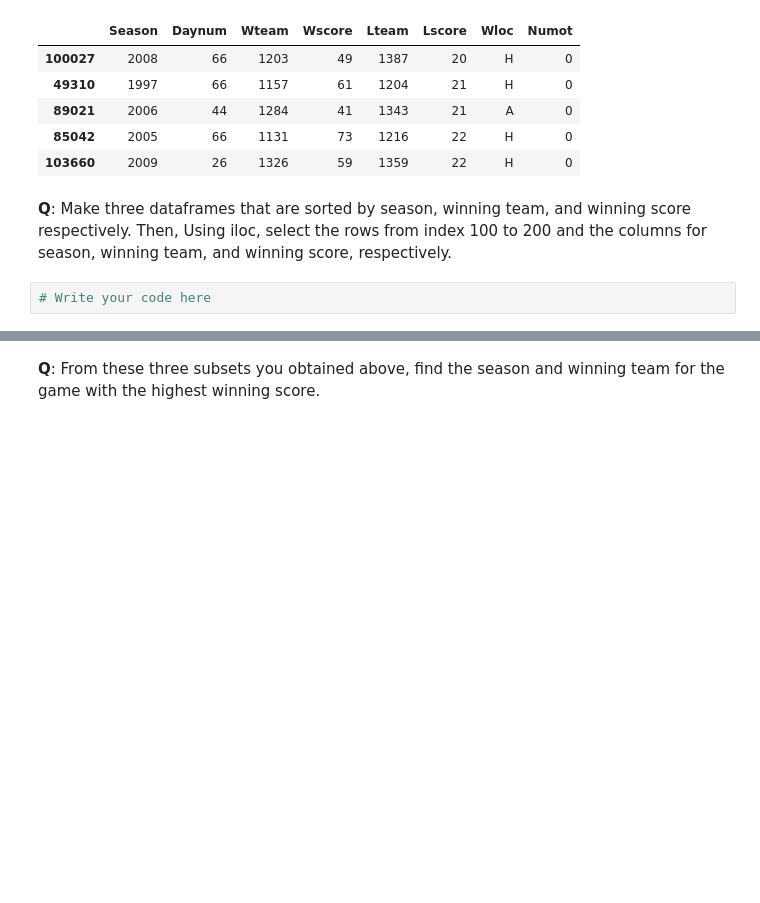
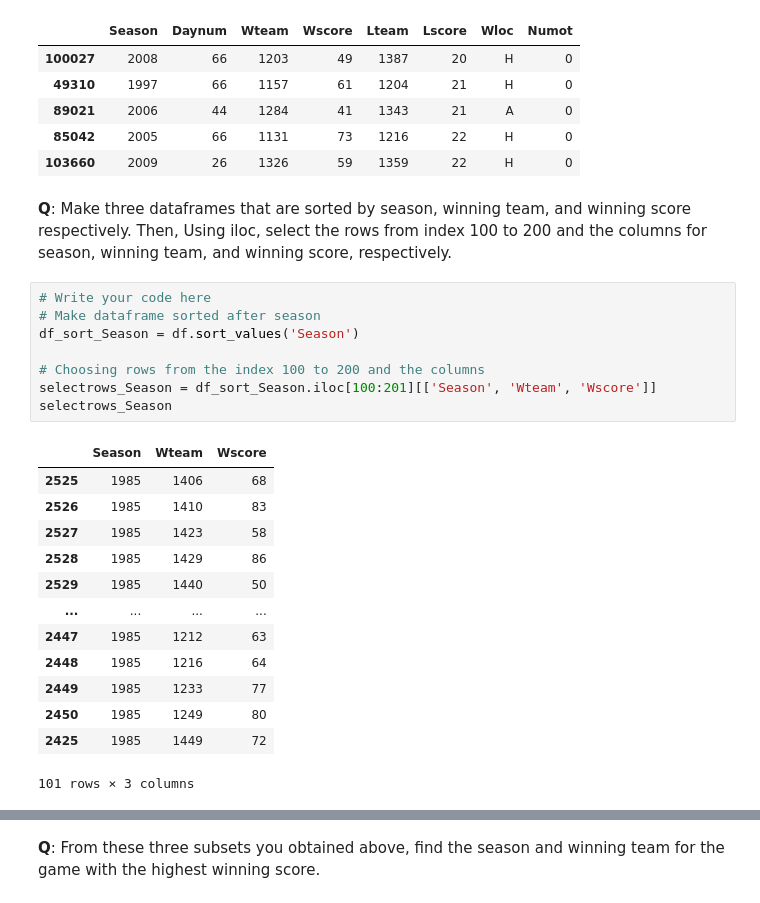
Before and after one commit to katrine8801/Gruppe-2, a Jupyter notebook: Individual work/pd_s224454.ipynb, the cells around one changed output, grey strips where cells are left out. Saved outputs shown, nothing was run; the diff lists cells and outputs as text; blank space fills up the shorter version.

```diff
--- a/Individual work/pd_s224454.ipynb
+++ b/Individual work/pd_s224454.ipynb
@@ -231,5 +246,25 @@ df.sort_values('Lscore').head()
 | 103660 | 2009 | 26 | 1326 | 59 | 1359 | 22 | H | 0 |
 # %% [markdown]
 **Q**: Make three dataframes that are sorted by season, winning team, and winning score respectively. Then, Using iloc, select the rows from index 100 to 200 and the columns for season, winning team, and winning score, respectively.
-# %%
-# Write your code here
+# %%
+# Write your code here
+# Make dataframe sorted after season
+df_sort_Season = df.sort_values('Season')
+
+# Choosing rows from the index 100 to 200 and the columns
+selectrows_Season = df_sort_Season.iloc[100:201][['Season', 'Wteam', 'Wscore']]
+selectrows_Season
+# %% [output]
+|  | Season | Wteam | Wscore |
+| 2525 | 1985 | 1406 | 68 |
+| 2526 | 1985 | 1410 | 83 |
+| 2527 | 1985 | 1423 | 58 |
+| 2528 | 1985 | 1429 | 86 |
+| 2529 | 1985 | 1440 | 50 |
+| ... | ... | ... | ... |
+| 2447 | 1985 | 1212 | 63 |
+| 2448 | 1985 | 1216 | 64 |
+| 2449 | 1985 | 1233 | 77 |
+| 2450 | 1985 | 1249 | 80 |
+| 2425 | 1985 | 1449 | 72 |
+101 rows × 3 columns
```
Also changed, not shown: parts of 12 cells of this notebook.
